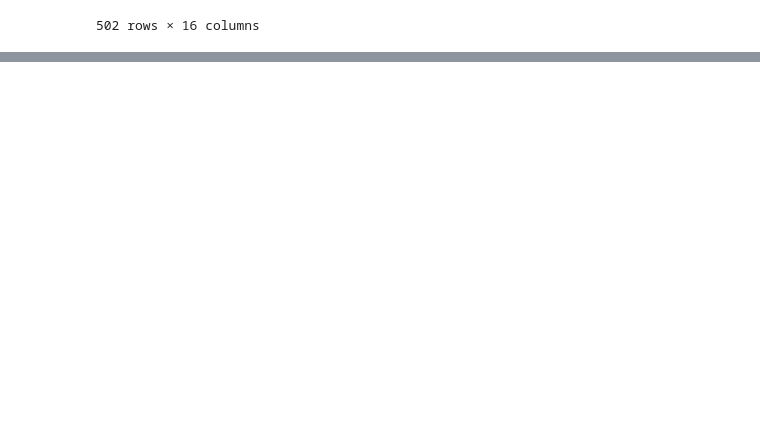
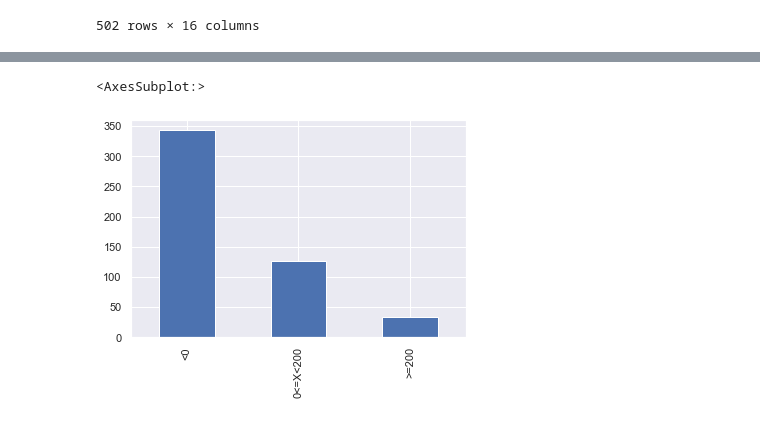
Before and after one commit to Darik50/IAD, a Jupyter notebook: Lab1/lab1_task.ipynb, the cells around one changed output, grey strips where cells are left out. Cells and saved outputs as stored; diff of their text form; code cells hidden in the pictures; blank space fills up the shorter version.

```diff
--- a/Lab1/lab1_task.ipynb
+++ b/Lab1/lab1_task.ipynb
@@ -200,0 +242,5 @@ credit_df1
+# %%
+credit_df1['checking_status'].value_counts().plot(kind='bar')
+# %% [output]
+<AxesSubplot:>
+[figure, added]
```
Also changed, not shown: parts of 15 cells of this notebook.
